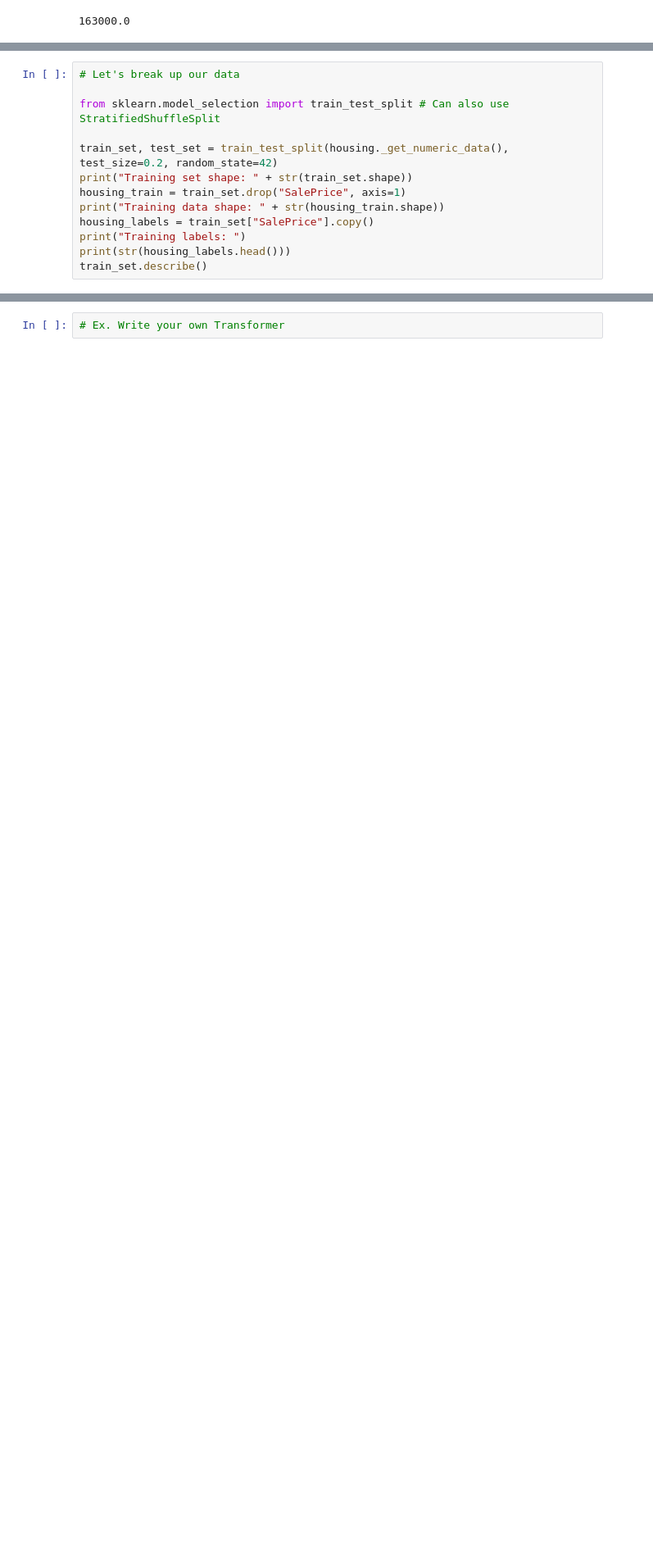
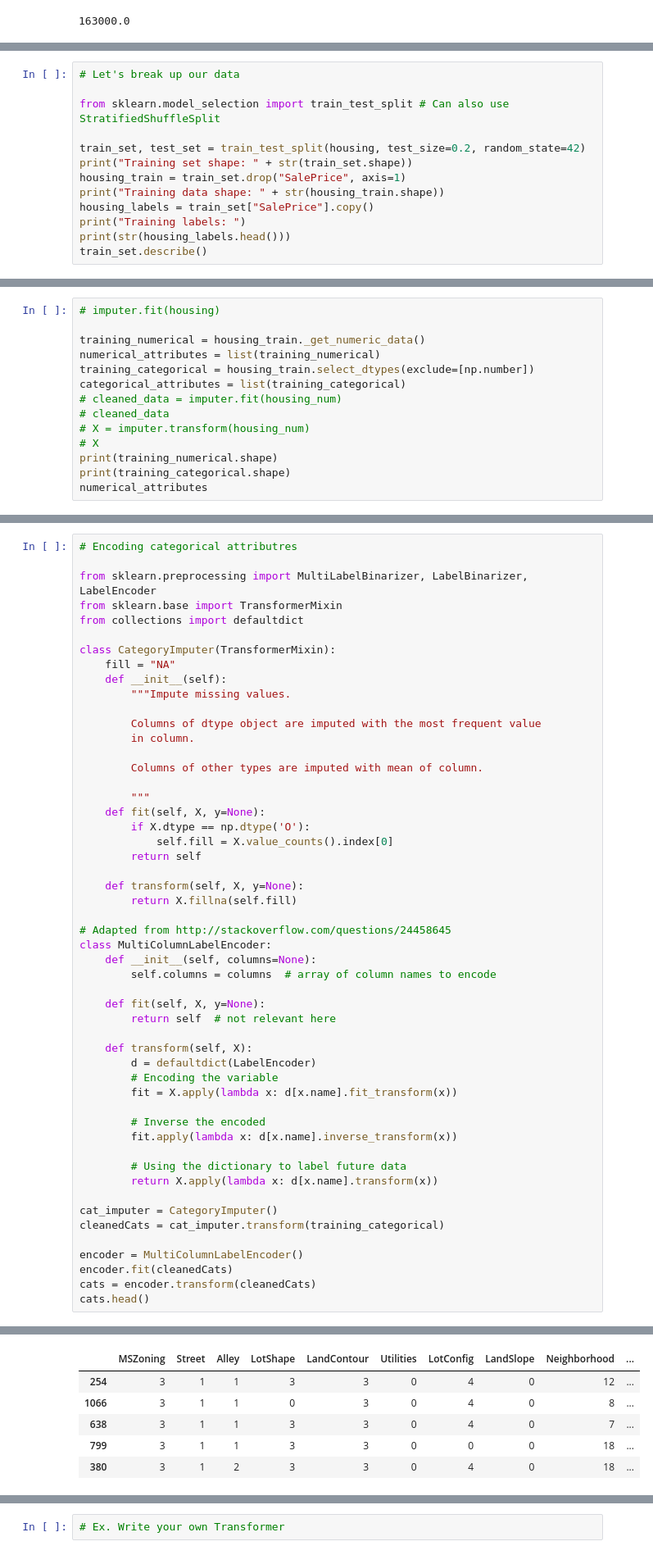
Before and after one commit to breandan/ml-exercises, a Jupyter notebook: hello-data.py.ipynb, the cells around one changed output, grey strips where cells are left out. Shown at 82% size. Cells and saved outputs as stored; diff of their text form; blank space fills up the shorter version.

```diff
--- a/hello-data.py.ipynb
+++ b/hello-data.py.ipynb
@@ -225,7 +227,7 @@ array([[<matplotlib.axes._subplots.AxesSubplot object at 0x...>,
 
 from sklearn.model_selection import train_test_split # Can also use StratifiedShuffleSplit
 
-train_set, test_set = train_test_split(housing._get_numeric_data(), test_size=0.2, random_state=42)
+train_set, test_set = train_test_split(housing, test_size=0.2, random_state=42)
 print("Training set shape: " + str(train_set.shape))
 housing_train = train_set.drop("SalePrice", axis=1)
 print("Training data shape: " + str(housing_train.shape))
@@ -280,0 +258,14 @@ array([  7.32500000e+02,   5.00000000e+01,   7.00000000e+01,
+# %%
+# imputer.fit(housing)
+
+training_numerical = housing_train._get_numeric_data()
+numerical_attributes = list(training_numerical)
+training_categorical = housing_train.select_dtypes(exclude=[np.number])
+categorical_attributes = list(training_categorical)
+# cleaned_data = imputer.fit(housing_num)
+# cleaned_data
+# X = imputer.transform(housing_num)
+# X
+print(training_numerical.shape)
+print(training_categorical.shape)
+numerical_attributes
@@ -280,0 +315,53 @@ array([  7.32500000e+02,   5.00000000e+01,   7.00000000e+01,
+# %%
+# Encoding categorical attributres
+
+from sklearn.preprocessing import MultiLabelBinarizer, LabelBinarizer, LabelEncoder
+from sklearn.base import TransformerMixin
+from collections import defaultdict
+
+class CategoryImputer(TransformerMixin):
+    fill = "NA"
+    def __init__(self):
+        """Impute missing values.
+
+        Columns of dtype object are imputed with the most frequent value
+        in column.
+
+        Columns of other types are imputed with mean of column.
+
+        """
+    def fit(self, X, y=None):
+        if X.dtype == np.dtype('O'):
+            self.fill = X.value_counts().index[0]
+        return self
+
+    def transform(self, X, y=None):
+        return X.fillna(self.fill)
+
+# Adapted from http://stackoverflow.com/questions/24458645
+class MultiColumnLabelEncoder:
+    def __init__(self, columns=None):
+        self.columns = columns  # array of column names to encode
+
+    def fit(self, X, y=None):
+        return self  # not relevant here
+
+    def transform(self, X):
+        d = defaultdict(LabelEncoder)
+        # Encoding the variable
+        fit = X.apply(lambda x: d[x.name].fit_transform(x))
+
+        # Inverse the encoded
+        fit.apply(lambda x: d[x.name].inverse_transform(x))
+
+        # Using the dictionary to label future data
+        return X.apply(lambda x: d[x.name].transform(x))
+
+cat_imputer = CategoryImputer()
+cleanedCats = cat_imputer.transform(training_categorical)
+
+encoder = MultiColumnLabelEncoder()
+encoder.fit(cleanedCats)
+cats = encoder.transform(cleanedCats)
+cats.head()
+# %% [output]
@@ -280,0 +369,6 @@ array([  7.32500000e+02,   5.00000000e+01,   7.00000000e+01,
+|  | MSZoning | Street | Alley | LotShape | LandContour | Utilities | LotConfig | LandSlope | Neighborhood | ... |
+| 254 | 3 | 1 | 1 | 3 | 3 | 0 | 4 | 0 | 12 | ... |
+| 1066 | 3 | 1 | 1 | 0 | 3 | 0 | 4 | 0 | 8 | ... |
+| 638 | 3 | 1 | 1 | 3 | 3 | 0 | 4 | 0 | 7 | ... |
+| 799 | 3 | 1 | 1 | 3 | 3 | 0 | 0 | 0 | 18 | ... |
+| 380 | 3 | 1 | 2 | 3 | 3 | 0 | 4 | 0 | 18 | ... |
```
Also changed, not shown: parts of 11 cells of this notebook.
